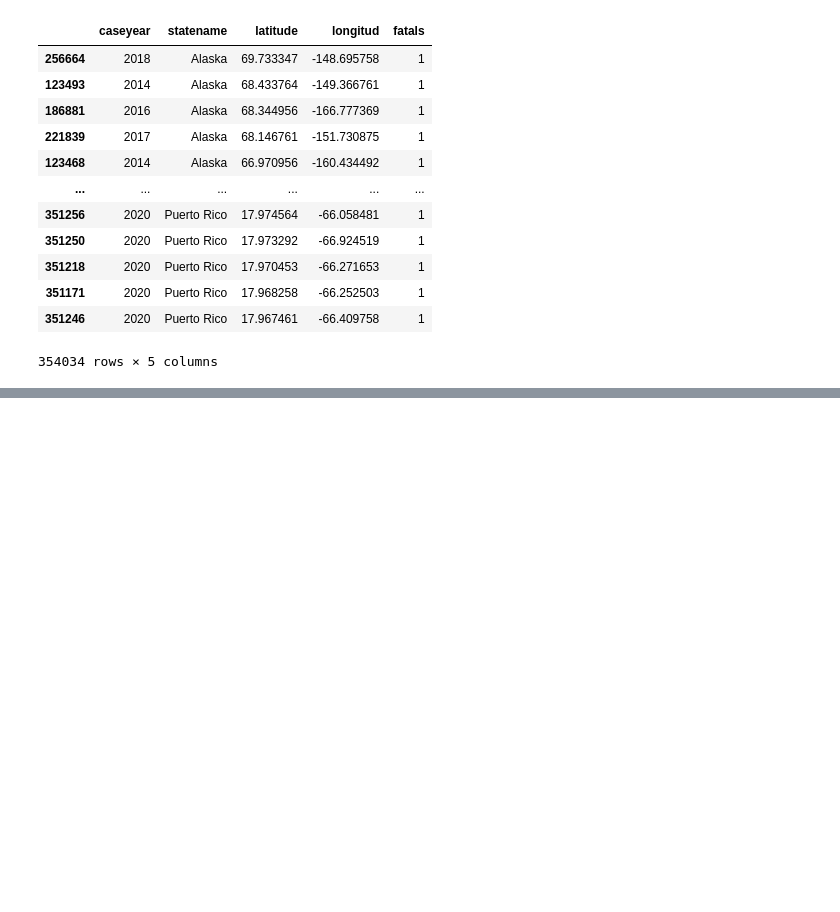
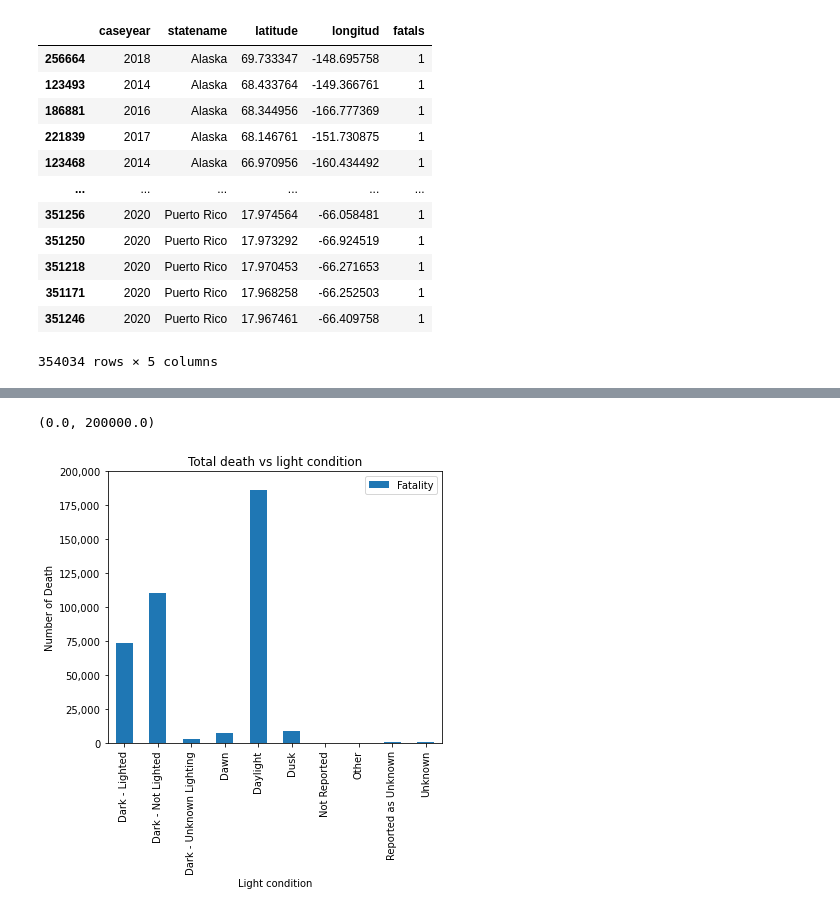
Before and after one commit to MZt92-ui/Project-1-Group-3, a Jupyter notebook: car_crash/data_analyse.ipynb, the cells around one changed output, grey strips where cells are left out. Drawn from its saved outputs; the diff is of its cells as text; code cells hidden in the pictures; blank space fills up the shorter version.

```diff
--- a/car_crash/data_analyse.ipynb
+++ b/car_crash/data_analyse.ipynb
@@ -176,0 +240,13 @@ fig
+# %%
+#fatility vs light
+light_condition_crash_df = cause_df.groupby('lgt_condname').sum()['fatals'].reset_index()
+light_condition_crash_df.set_index('lgt_condname',inplace=True)
+p = light_condition_crash_df.plot.bar(figsize =(6,5),title='Total death vs light condition')
+p.set_xlabel ('Light condition')
+p.set_ylabel ('Number of Death')
+p.yaxis.set_major_formatter(mpl.ticker.StrMethodFormatter('{x:,.0f}'))
+p.legend(['Fatality'])
+p.set_ylim(0,200000)
+# %% [output]
+(0.0, 200000.0)
+[figure, added]
```
Also changed, not shown: parts of 5 cells of this notebook.
